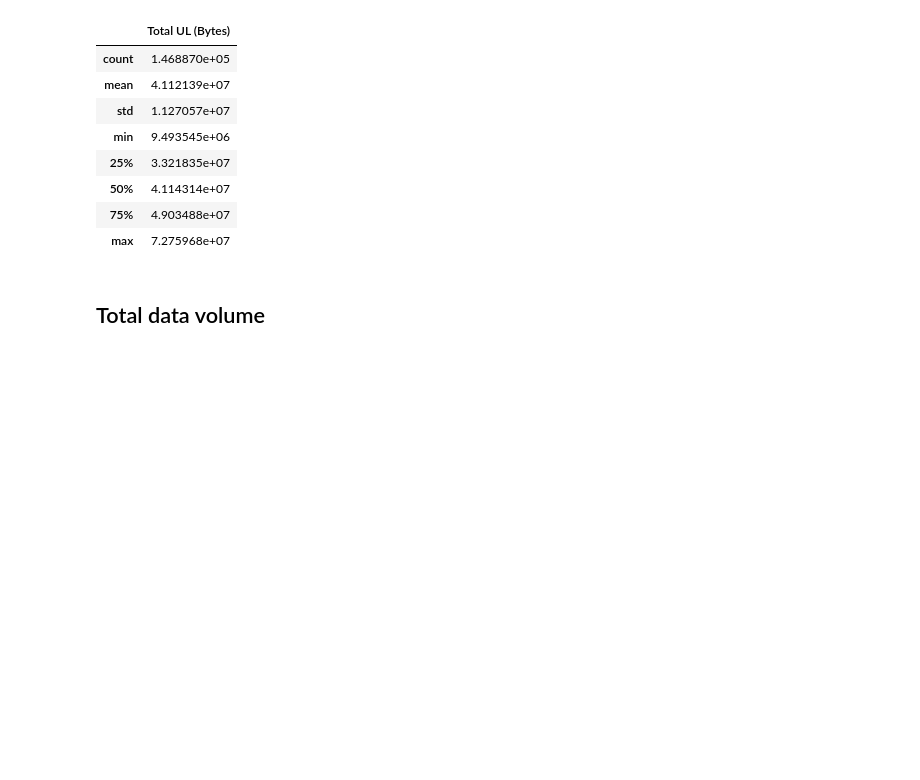
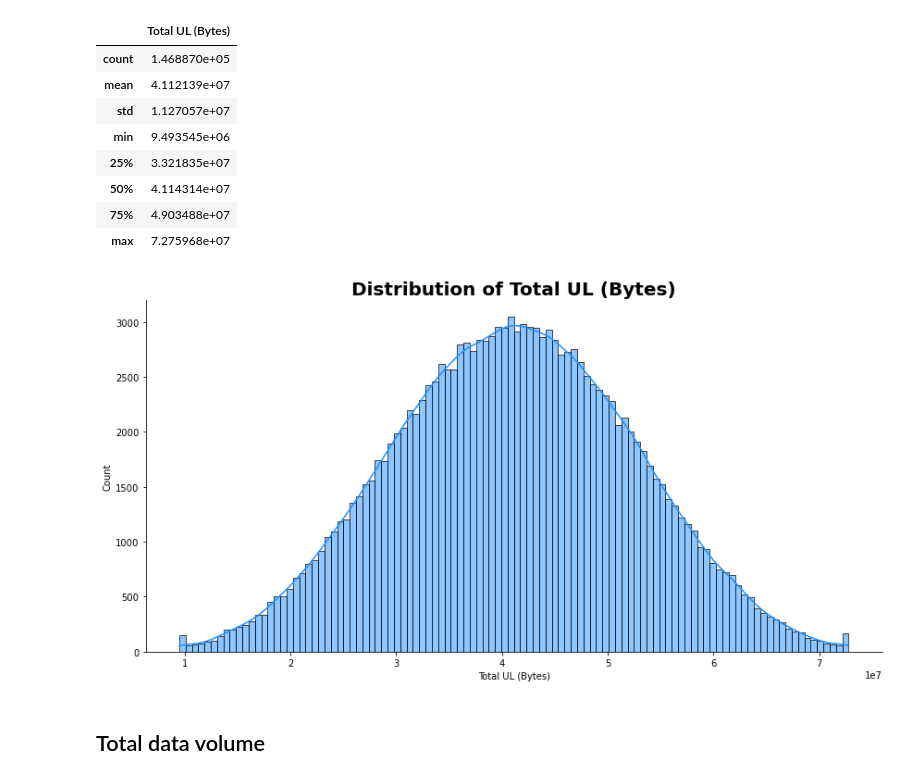
Before and after one commit to gezish/TellCo-UserDataAnalytics, a Jupyter notebook: notebooks/user_overview_analysis.ipynb, the cells around one changed output. Cells and saved outputs as stored; diff of their text form; code cells hidden in the pictures; blank space fills up the shorter version.

```diff
--- a/notebooks/user_overview_analysis.ipynb
+++ b/notebooks/user_overview_analysis.ipynb
@@ -198,6 +202,10 @@ clean_data[['Total UL (Bytes)']].describe()
 | 50% | 4.114314e+07 |
 | 75% | 4.903488e+07 |
 | max | 7.275968e+07 |
+# %%
+plot_hist(clean_data, 'Total UL (Bytes)', 'dodgerblue')
+# %% [output]
+[figure, added]
 # %% [markdown]
 ## Total data volume
 # %%
```
Also changed, not shown: parts of 4 cells of this notebook.
